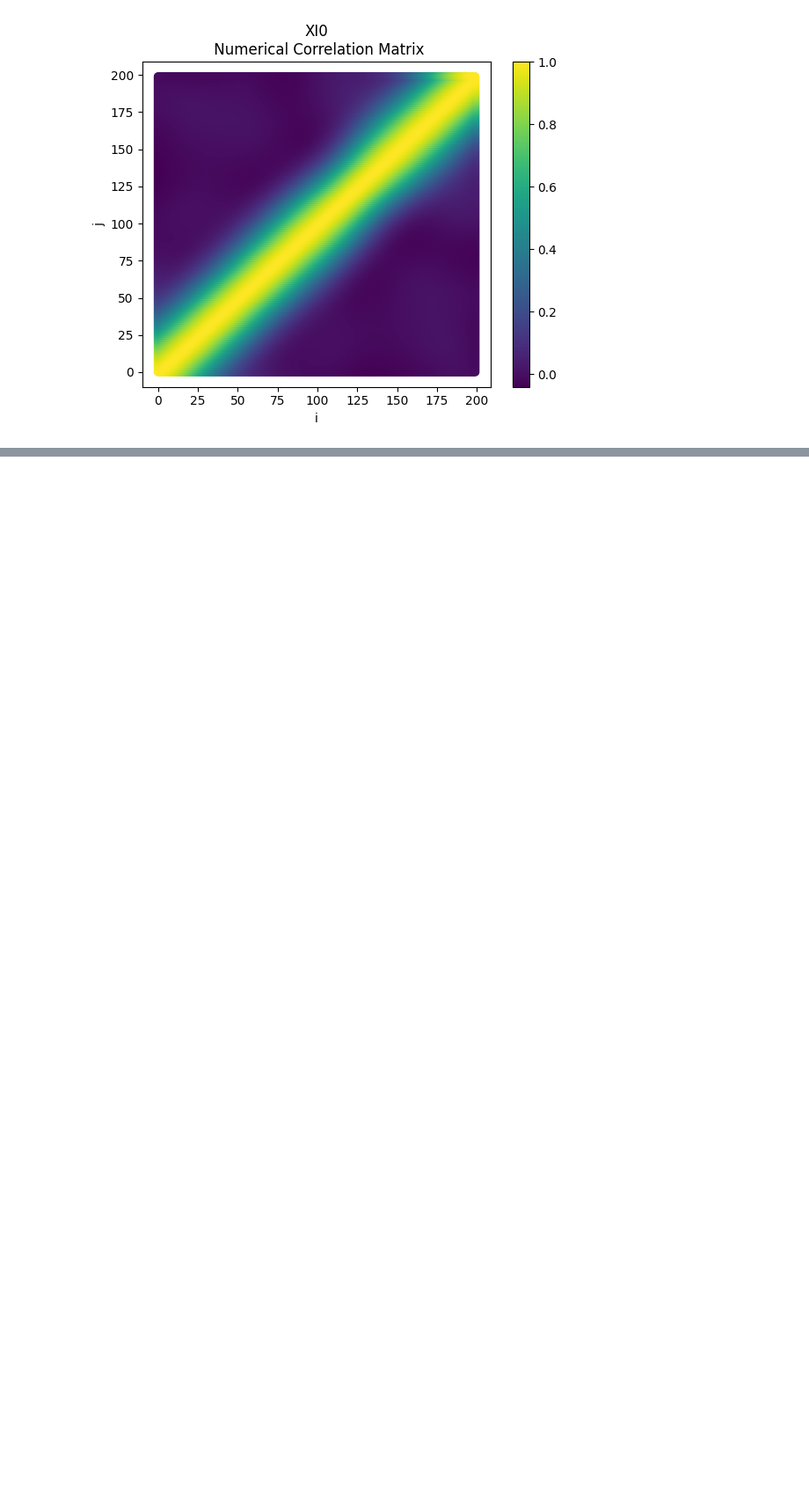
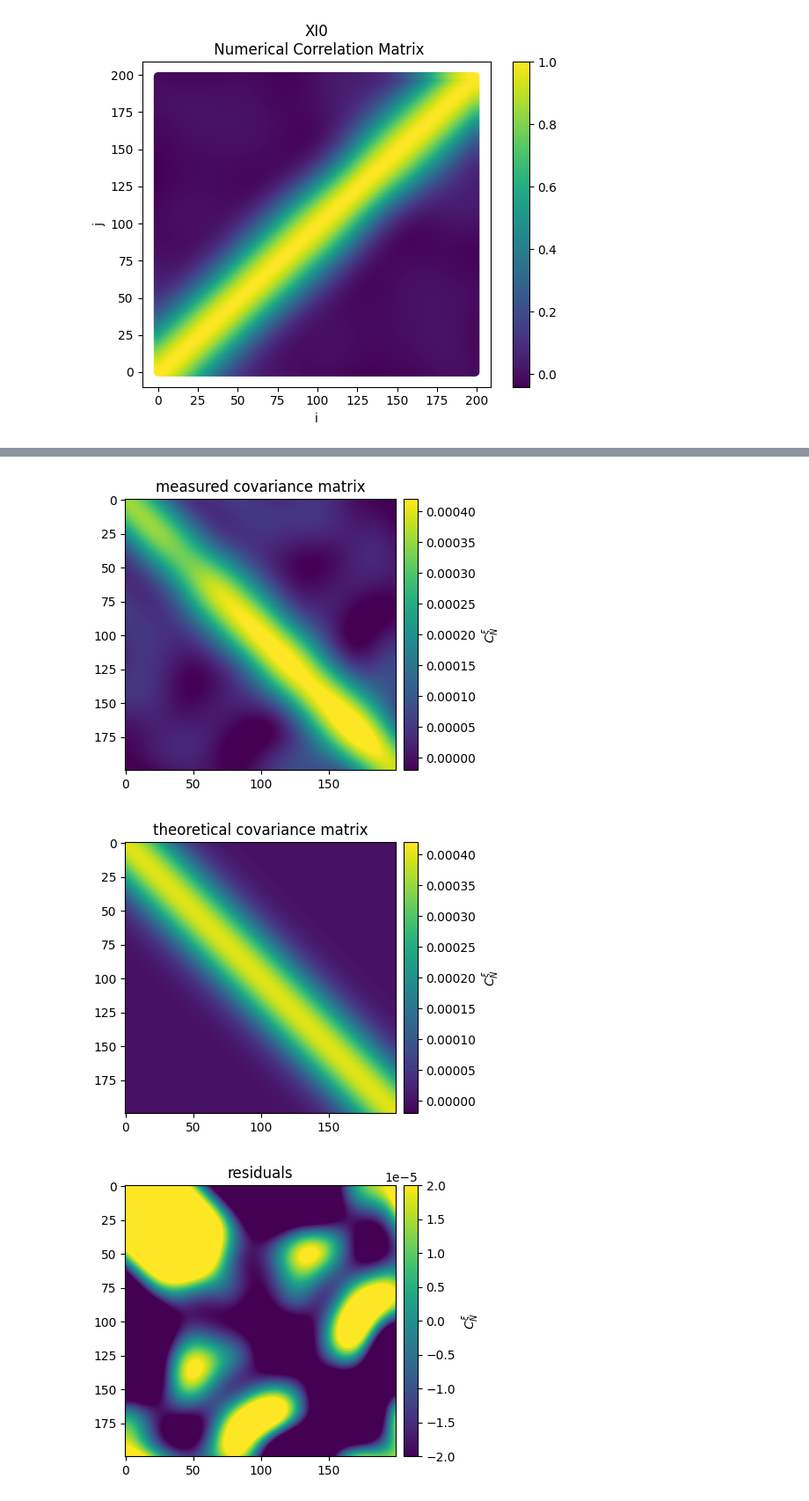
Before and after one commit to BeppeMcOnion/AB_INFO_2022-2023_EercizioFinale, a Jupyter notebook: ProgettoEsame.ipynb, the cells around one changed output, grey strips where cells are left out. Shown at 88% size. Saved outputs shown, nothing was run; the diff lists cells and outputs as text; code cells hidden in the pictures; blank space fills up the shorter version.

Commit message:
feat: Complete analysis (with test validation) for Xl0 (i.e., for l=0) multipole

```diff
--- a/ProgettoEsame.ipynb
+++ b/ProgettoEsame.ipynb
@@ -213,7 +229,7 @@ i.e. la matrice di covarianza normalizzata ad $1$ sulla diagonale.
 # %%
 # correlation matrix
-corr = np.zeros((Nbins,Nbins),dtype=float)
+corr_xi = np.zeros((Nbins,Nbins),dtype=float)
 for i in range(Nbins):
     for j in range(Nbins):
-        corr[i,j]=Numpy_CovMatrix[i,j]/(Numpy_CovMatrix[i,i]*Numpy_CovMatrix[j,j])**0.5
+        corr_xi[i,j]=Numpy_CovMatrix[i,j]/(Numpy_CovMatrix[i,i]*Numpy_CovMatrix[j,j])**0.5
 # %%
@@ -222,0 +260,58 @@ plot_Matrix(corr,title = 'XI0\n Numerical Correlation Matrix')
+# %%
+## Definitions to build the covarince matrices based on Squared Exponential kernel
+def covf(x1, x2, sig, l):
+    return sig**2.*np.exp(-(x1 - x2)**2./(2.*l**2.))
+
+def covf1f2(x1, x2, sig1, l1, sig2, l2):
+    return (np.sqrt(2.*l1*l2)*np.exp(-(np.sqrt((x1 - x2)**2.)**2./(l1**2. + l2**2.)))*sig1*sig2)/np.sqrt(l1**2. + l2**2.)
+# %%
+cov_th = np.zeros((Nbins,Nbins),dtype=float)
+for i in range(Nbins):
+    for j in range(Nbins):
+        cov_th[i,j] = covf(scale[i],scale[j],sigs[0],ls[0])
+# %%
+PLOTS=True
+# %%
+if PLOTS:
+
+    gratio = (1. + 5. ** 0.5) / 2.
+
+    dpi = 300
+    #climit=max(np.max(theoretical_covariance),np.max(measured_covariance))
+    cmin = -np.max(cov_th)*0.05
+    cmax =  np.max(cov_th)*1.05
+
+    # Matrix plot of measured covariance matrix
+    fig = plt.figure(figsize=(6,4))
+    plt.title('measured covariance matrix')
+    plt.imshow(cov_xi, vmin=cmin, vmax=cmax)
+    cbar = plt.colorbar(orientation="vertical", pad=0.02)
+    cbar.set_label(r'$ C^{\xi}_{N}$')
+    # PLOTNAME = 'Test%s_Measured_Matrix.png'%test
+    # plt.savefig(PLOTNAME,dpi = dpi)
+    plt.show()
+
+
+    # Matrix plot of theoretical covariance matrix
+    fig = plt.figure(figsize=(6,4))
+    plt.title('theoretical covariance matrix')
+    plt.imshow(cov_th, vmin=cmin, vmax=cmax)
+    cbar = plt.colorbar(orientation="vertical", pad=0.02)
+    cbar.set_label(r'$ C^{\xi}_{N}$')
+    # PLOTNAME = 'Test%s_Measured_Matrix.png'%test
+    # plt.savefig(PLOTNAME,dpi = dpi)
+    plt.show()
+
+    # Matrix plot of theoretical covariance matrix
+    fig = plt.figure(figsize=(6,4))
+    plt.title('residuals')
+    plt.imshow(cov_th-cov_xi, vmin=cmin, vmax=-cmin)
+    cbar = plt.colorbar(orientation="vertical", pad=0.02)
+    cbar.set_label(r'$ C^{\xi}_{N}$')
+    # PLOTNAME = 'Test%s_Measured_Matrix.png'%test
+    # plt.savefig(PLOTNAME,dpi = dpi)
+    plt.show()
+# %% [output]
+[figure, added]
+[figure, added]
+[figure, added]
```
Also changed, not shown: parts of 23 cells of this notebook.
